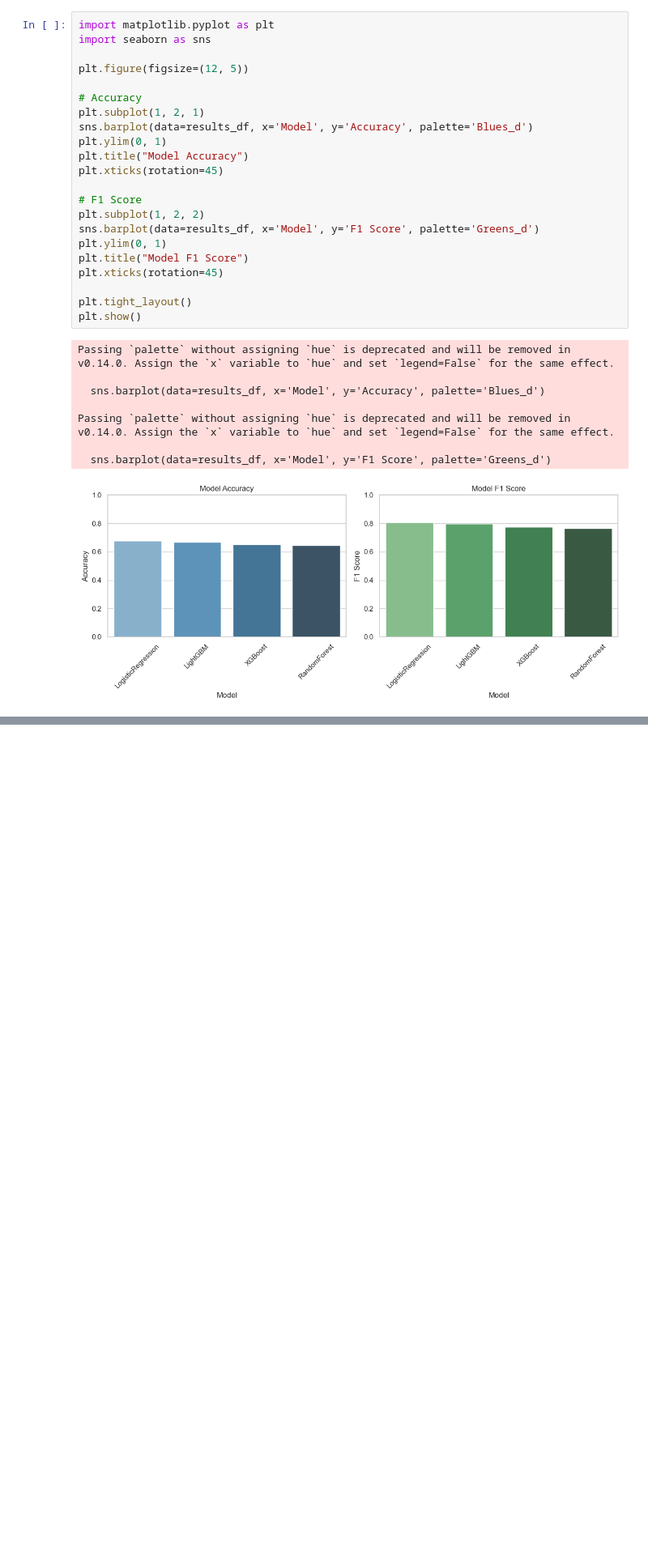
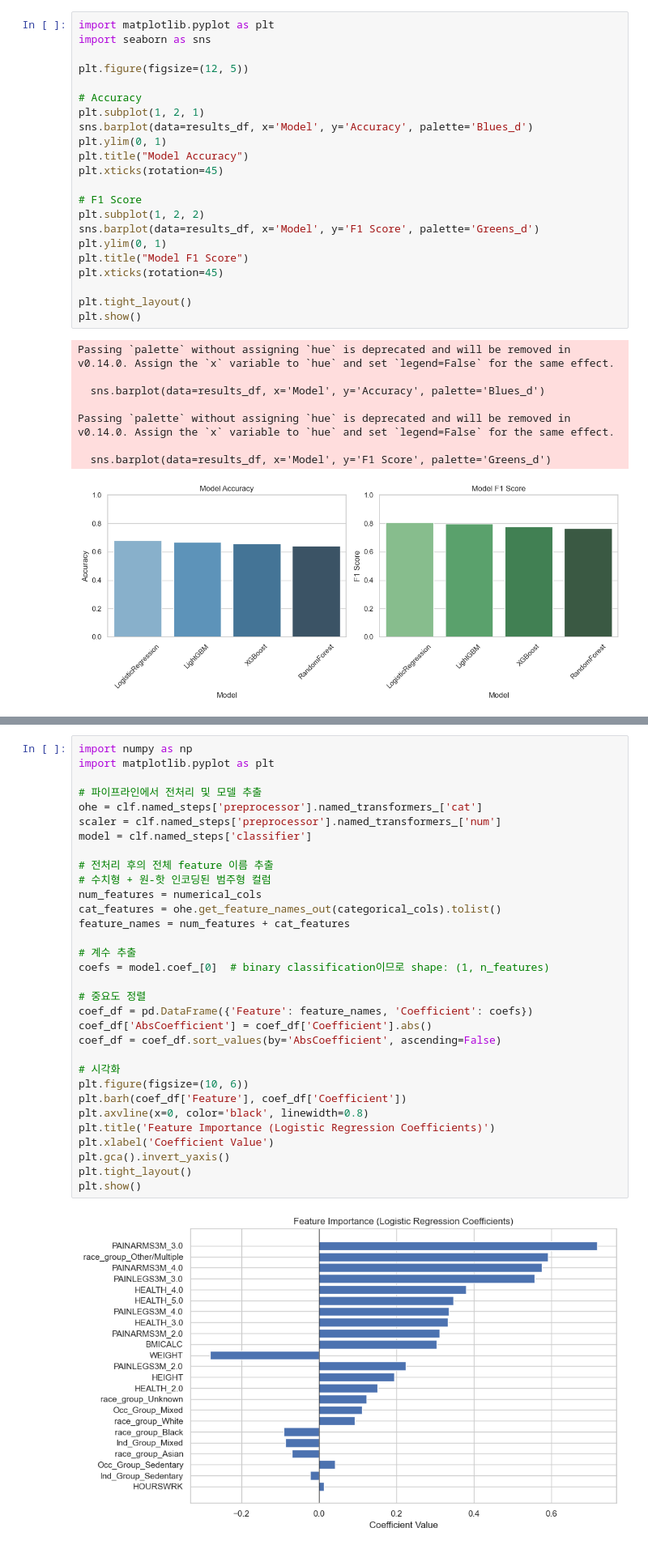
Before and after one commit to merware4969/MLproject, a Jupyter notebook: eda.ipynb, the cells around one changed output, grey strips where cells are left out. Shown at 81% size. Saved outputs shown, nothing was run; the diff lists cells and outputs as text; blank space fills up the shorter version.

```diff
--- a/eda.ipynb
+++ b/eda.ipynb
@@ -897,0 +906,34 @@ Passing `palette` without assigning `hue` is deprecated and will be removed in v
+# %%
+import numpy as np
+import matplotlib.pyplot as plt
+
+# 파이프라인에서 전처리 및 모델 추출
+ohe = clf.named_steps['preprocessor'].named_transformers_['cat']
+scaler = clf.named_steps['preprocessor'].named_transformers_['num']
+model = clf.named_steps['classifier']
+
+# 전처리 후의 전체 feature 이름 추출
+# 수치형 + 원-핫 인코딩된 범주형 컬럼
+num_features = numerical_cols
+cat_features = ohe.get_feature_names_out(categorical_cols).tolist()
+feature_names = num_features + cat_features
+
+# 계수 추출
+coefs = model.coef_[0]  # binary classification이므로 shape: (1, n_features)
+
+# 중요도 정렬
+coef_df = pd.DataFrame({'Feature': feature_names, 'Coefficient': coefs})
+coef_df['AbsCoefficient'] = coef_df['Coefficient'].abs()
+coef_df = coef_df.sort_values(by='AbsCoefficient', ascending=False)
+
+# 시각화
+plt.figure(figsize=(10, 6))
+plt.barh(coef_df['Feature'], coef_df['Coefficient'])
+plt.axvline(x=0, color='black', linewidth=0.8)
+plt.title('Feature Importance (Logistic Regression Coefficients)')
+plt.xlabel('Coefficient Value')
+plt.gca().invert_yaxis()
+plt.tight_layout()
+plt.show()
+# %% [output]
+[figure, added]
```
Also changed, not shown: parts of 35 cells of this notebook, 6 other files.
